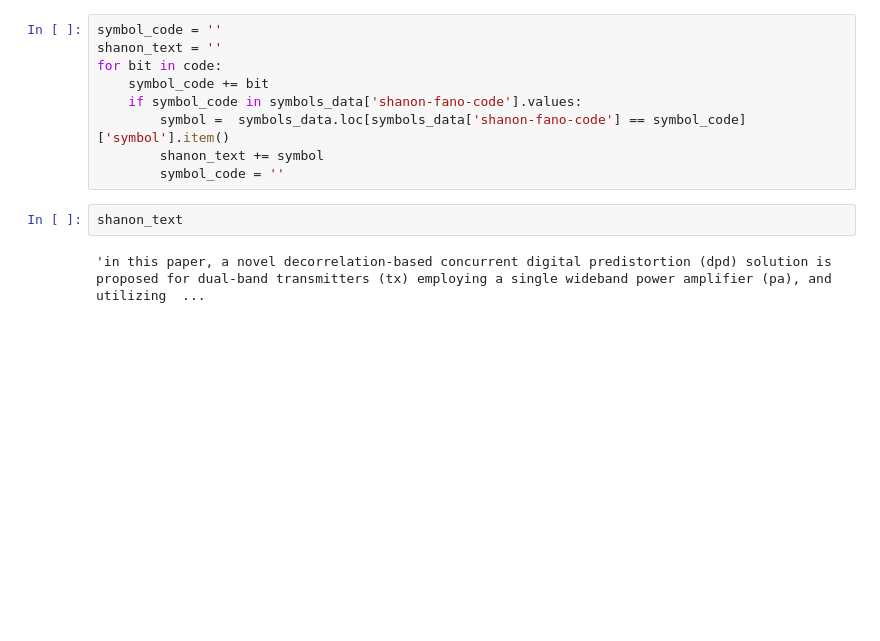
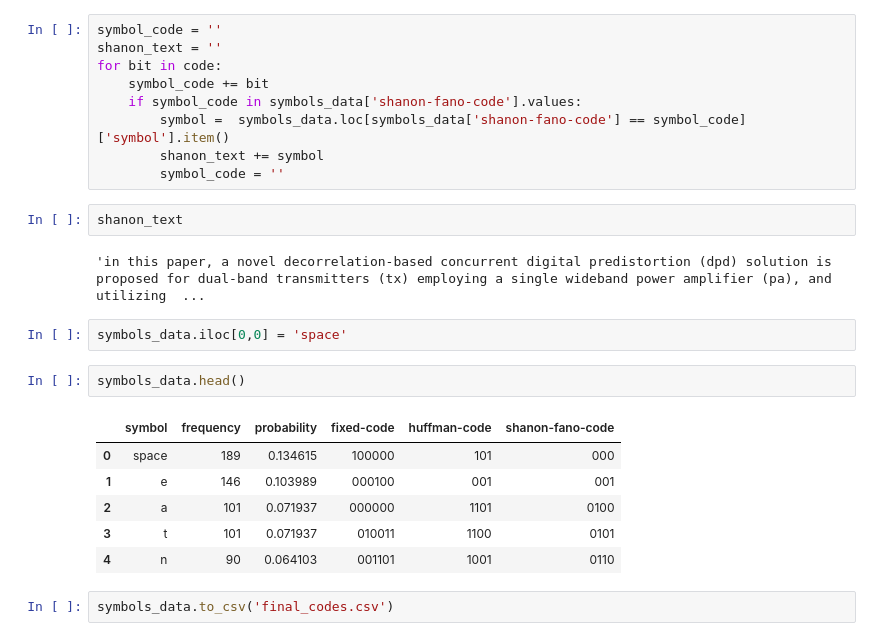
Before and after one commit to tarek1488/textfile_encoding, a Jupyter notebook: main.ipynb, the cells around one changed output. Cells and saved outputs as stored; diff of their text form; blank space fills up the shorter version.

Commit message:
saving dataframe to csv

```diff
--- a/main.ipynb
+++ b/main.ipynb
@@ -353,3 +353,16 @@ for bit in code:
 shanon_text
 # %% [output]
 'in this paper, a novel decorrelation-based concurrent digital predistortion (dpd) solution is proposed for dual-band transmitters (tx) employing a single wideband power amplifier (pa), and utilizing  ...
+# %%
+symbols_data.iloc[0,0] = 'space'
+# %%
+symbols_data.head()
+# %% [output]
+|  | symbol | frequency | probability | fixed-code | huffman-code | shanon-fano-code |
+| 0 | space | 189 | 0.134615 | 100000 | 101 | 000 |
+| 1 | e | 146 | 0.103989 | 000100 | 001 | 001 |
+| 2 | a | 101 | 0.071937 | 000000 | 1101 | 0100 |
+| 3 | t | 101 | 0.071937 | 010011 | 1100 | 0101 |
+| 4 | n | 90 | 0.064103 | 001101 | 1001 | 0110 |
+# %%
+symbols_data.to_csv('final_codes.csv')
```
